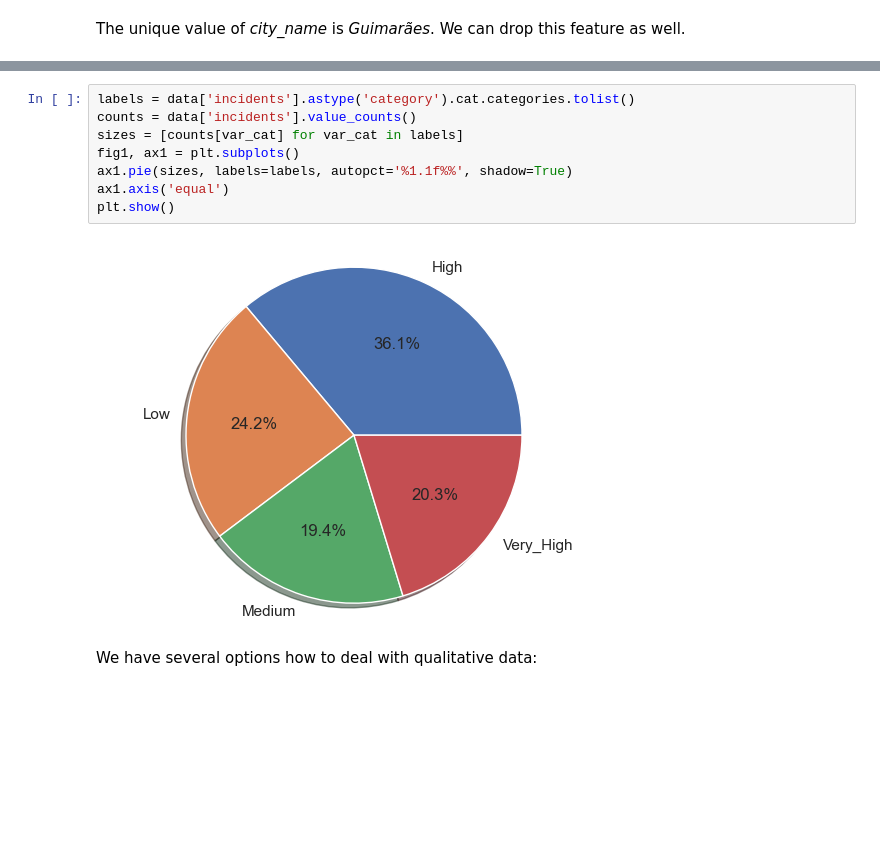
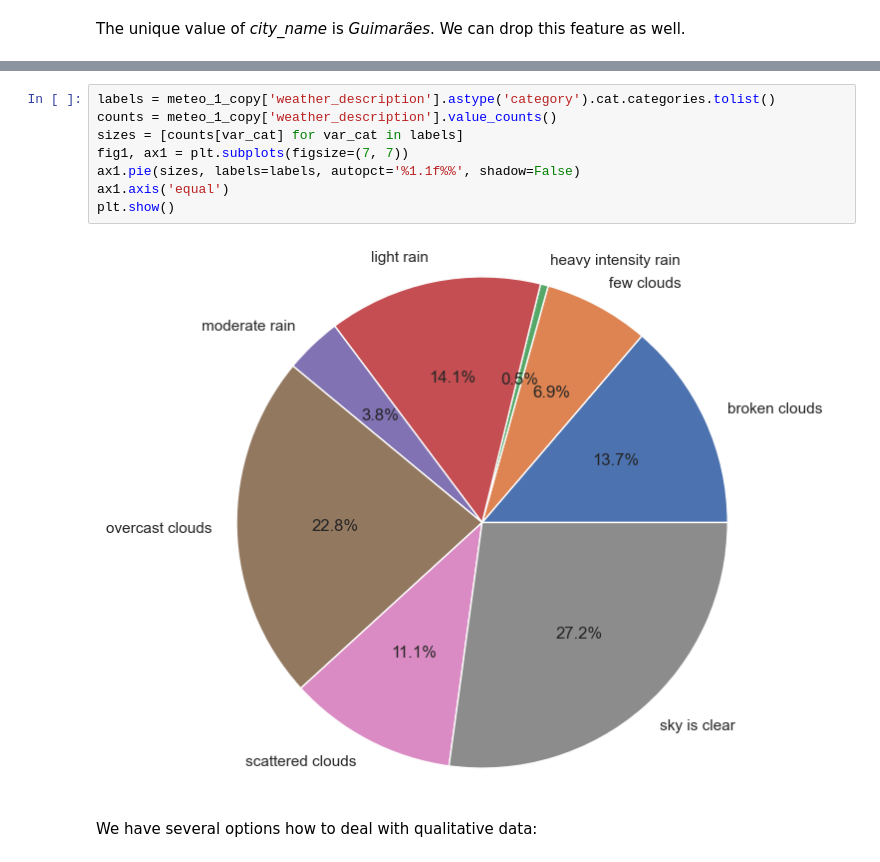
Before and after one commit to AN-DRE4/DadosAprendizagemAutomatica, a Jupyter notebook: CompKaggle.ipynb, the cells around one changed output, grey strips where cells are left out. Cells and saved outputs as stored; diff of their text form; blank space fills up the shorter version.

```diff
--- a/CompKaggle.ipynb
+++ b/CompKaggle.ipynb
@@ -486,13 +500,13 @@ Let's create a pie plot of <em>Category Distribution of Incidents</em>
 # %%
-labels = data['incidents'].astype('category').cat.categories.tolist()
-counts = data['incidents'].value_counts()
+labels = meteo_1_copy['weather_description'].astype('category').cat.categories.tolist()
+counts = meteo_1_copy['weather_description'].value_counts()
 sizes = [counts[var_cat] for var_cat in labels]
-fig1, ax1 = plt.subplots()
-ax1.pie(sizes, labels=labels, autopct='%1.1f%%', shadow=True)
+fig1, ax1 = plt.subplots(figsize=(7, 7))
+ax1.pie(sizes, labels=labels, autopct='%1.1f%%', shadow=False)
 ax1.axis('equal')
 plt.show()
 # %% [output]
-[figure, old version]
+[figure, new version]
 # %% [markdown]
 We have several options how to deal with qualitative data:
 # %% [markdown]
```
Also changed, not shown: parts of 75 cells of this notebook.
